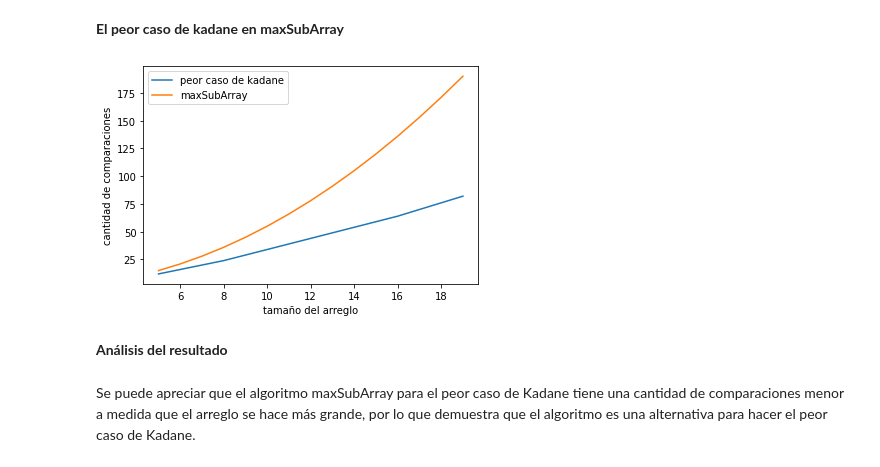
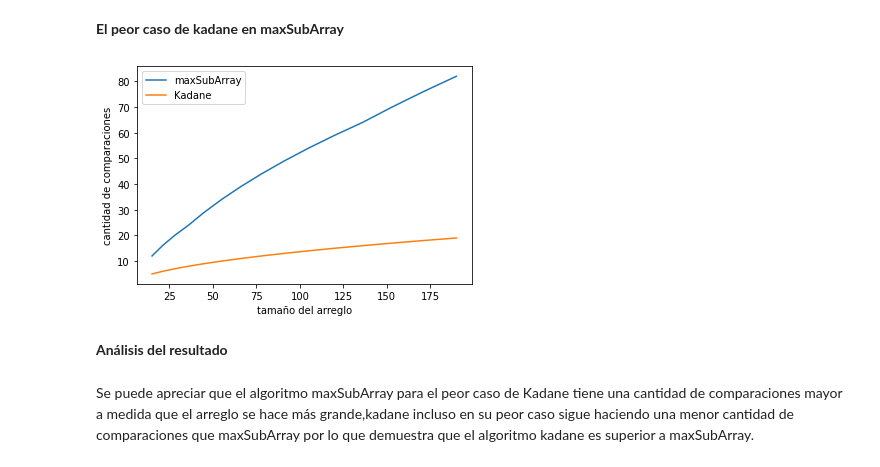
Before and after one commit to Scrabby1/ADA-Informes, a Jupyter notebook: Informe_SubArreglo_maximo.ipynb, the cells around one changed output. Saved outputs shown, nothing was run; the diff lists cells and outputs as text; code cells hidden in the pictures.

```diff
--- a/Informe_SubArreglo_maximo.ipynb
+++ b/Informe_SubArreglo_maximo.ipynb
@@ -264,24 +264,27 @@ Como se puede apreciar en el gráfico, kadane realiza una menor cantidad de comp
 # %% [markdown]
 **El peor caso de kadane en maxSubArray**
 # %%
-x=[n for n in range(5,20)]
-y1=[(n+n**2)/2 for n in range(5,20)]#peor caso de kadane
+x=[(n+n**2)/2 for n in range(5,20)]#peor caso de kadane
 y=[];
+z=[];
 for n in range(5,20):
   a = random.sample(range(1,100),n)
+  b=random.sample(range(1,100),n)
   cont=0
   mmax,i,j=maxSubArray(a,0,len(a)-1)
+  max2,cont2=Kadane(b)
   y.append(cont)
+  z.append(cont2)
 plt.plot(x,y)
-plt.plot(x,y1)
-plt.legend(["peor caso de kadane","maxSubArray"])
+plt.plot(x,z)
+plt.legend(["maxSubArray","Kadane"])
 
 plt.xlabel('tamaño del arreglo')
 plt.ylabel('cantidad de comparaciones')
 plt.show()
 # %% [output]
-[figure, old version]
+[figure, new version]
 # %% [markdown]
 **Análisis del resultado**
 # %% [markdown]
-Se puede apreciar que el algoritmo maxSubArray para el peor caso de Kadane tiene una cantidad de comparaciones menor a medida que el arreglo se hace más grande, por lo que demuestra que el algoritmo es una alternativa para hacer el peor caso de Kadane.
+Se puede apreciar que el algoritmo maxSubArray para el peor caso de Kadane tiene una cantidad de comparaciones mayor a medida que el arreglo se hace más grande,kadane incluso en su peor caso sigue haciendo una menor cantidad de comparaciones que maxSubArray por lo que demuestra que el algoritmo kadane es superior a maxSubArray.
```
